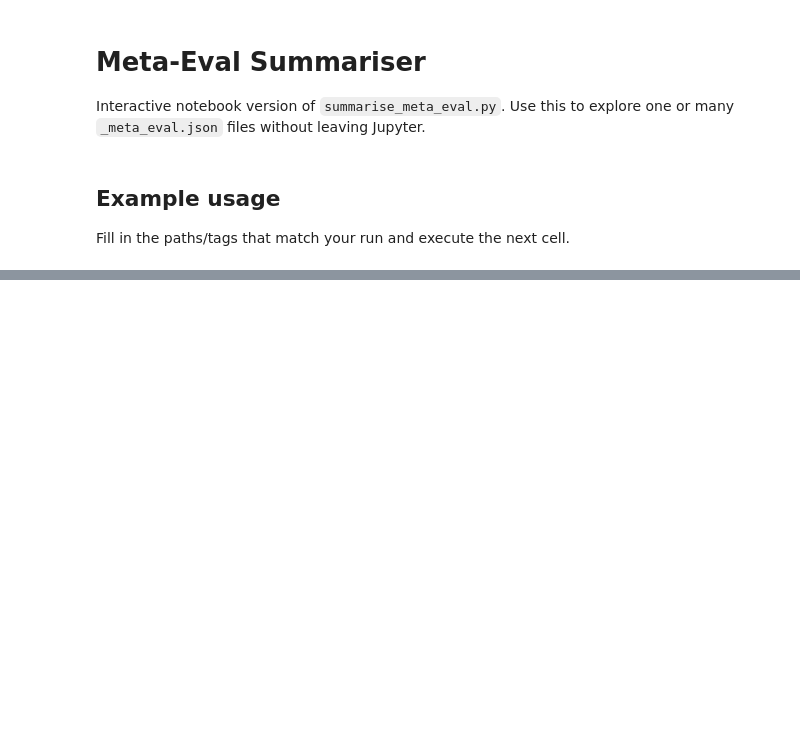
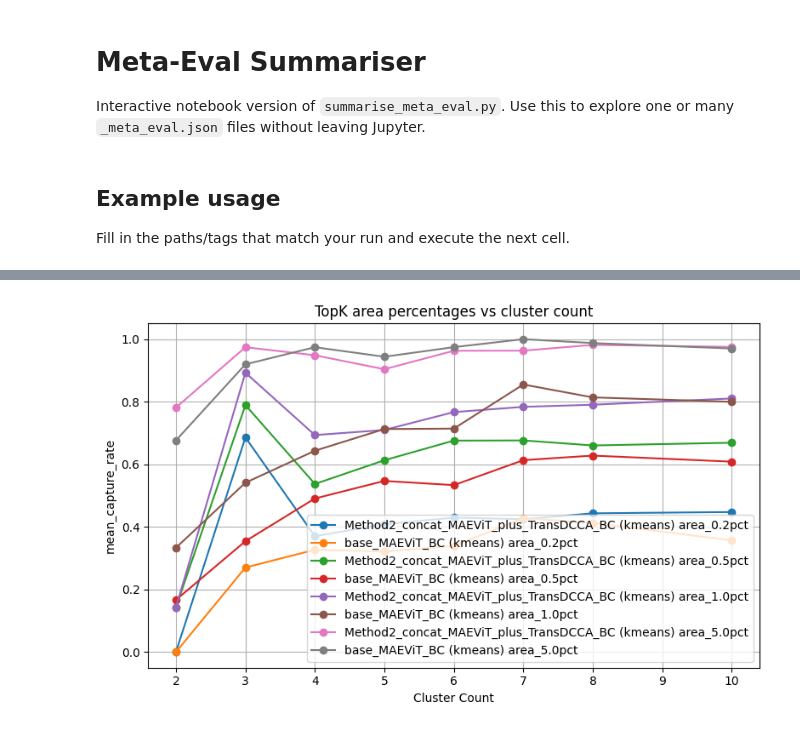
Before and after one commit to KyuboNoh/1_Foundation_MVT, a Jupyter notebook: Methods/1_UniversalGFM4MPM_v2_module/scripts/summarise_meta_eval.ipynb, the cells around one changed output, grey strips where cells are left out. Drawn from its saved outputs; the diff is of its cells as text; code cells hidden in the pictures; blank space fills up the shorter version.

```diff
--- a/Methods/1_UniversalGFM4MPM_v2_module/scripts/summarise_meta_eval.ipynb
+++ b/Methods/1_UniversalGFM4MPM_v2_module/scripts/summarise_meta_eval.ipynb
@@ -376,3 +392,7 @@ plot_topk_area(summary, area_keys=['area_0.1pct', 'area_0.5pct', 'area_1.0pct',
+# %%
+plot_topk_area(summary, area_keys=['area_0.2pct', 'area_0.5pct', 'area_1.0pct', 'area_5.0pct'], metric='mean_capture_rate', include_methods=['kmeans'])
+# %% [output]
+[figure, added]
 # %%
 import matplotlib.pyplot as plt
 import numpy as np
```
Also changed, not shown: parts of 12 cells of this notebook.
